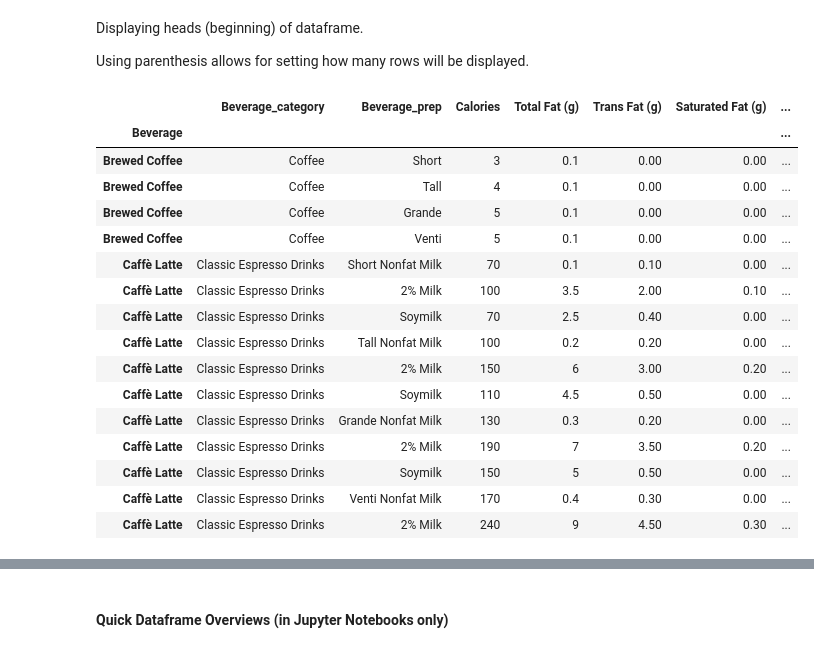
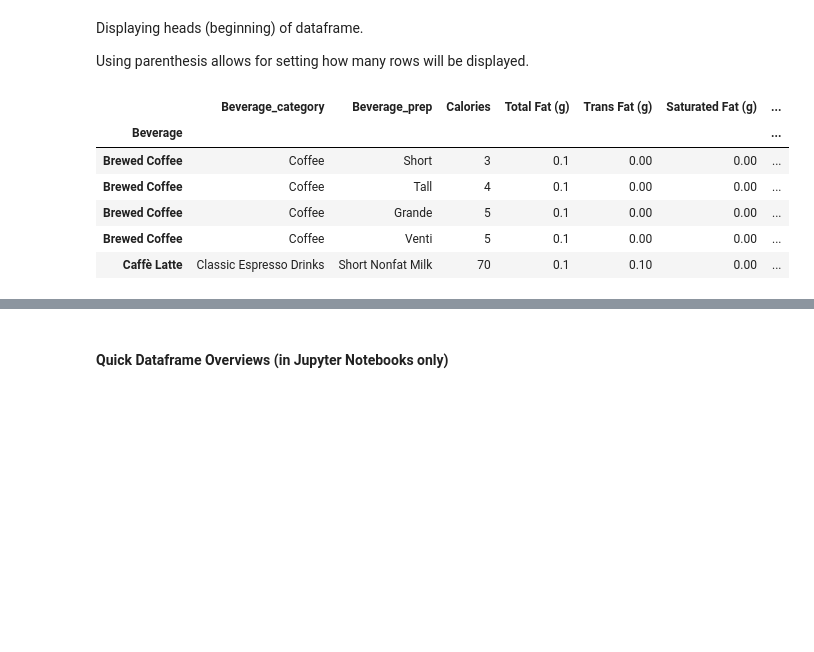
Before and after one commit to cmonjarr/AMB_Project_SP25, a Jupyter notebook: Nutrition Project/Nutrition_2025.ipynb, the cells around one changed output, grey strips where cells are left out. Cells and saved outputs as stored; diff of their text form; code cells hidden in the pictures; blank space fills up the shorter version.

```diff
--- a/Nutrition Project/Nutrition_2025.ipynb
+++ b/Nutrition Project/Nutrition_2025.ipynb
@@ -96,24 +97,14 @@ Displaying heads (beginning) of dataframe.
 
 Using parenthesis allows for setting how many rows will be displayed.
 # %%
-# displaying the first 15 rows of the dataframe
-sbux.head(15)
+# displaying the first 5 rows of the dataframe
+sbux.head(5)
 # %% [output]
 |  | Beverage_category | Beverage_prep | Calories | Total Fat (g) | Trans Fat (g) | Saturated Fat (g) | ... |
 | Beverage |  |  |  |  |  |  | ... |
 | Brewed Coffee | Coffee | Short | 3 | 0.1 | 0.00 | 0.00 | ... |
 | Brewed Coffee | Coffee | Tall | 4 | 0.1 | 0.00 | 0.00 | ... |
 | Brewed Coffee | Coffee | Grande | 5 | 0.1 | 0.00 | 0.00 | ... |
 | Brewed Coffee | Coffee | Venti | 5 | 0.1 | 0.00 | 0.00 | ... |
 | Caffè Latte | Classic Espresso Drinks | Short Nonfat Milk | 70 | 0.1 | 0.10 | 0.00 | ... |
-| Caffè Latte | Classic Espresso Drinks | 2% Milk | 100 | 3.5 | 2.00 | 0.10 | ... |
-| Caffè Latte | Classic Espresso Drinks | Soymilk | 70 | 2.5 | 0.40 | 0.00 | ... |
-| Caffè Latte | Classic Espresso Drinks | Tall Nonfat Milk | 100 | 0.2 | 0.20 | 0.00 | ... |
-| Caffè Latte | Classic Espresso Drinks | 2% Milk | 150 | 6 | 3.00 | 0.20 | ... |
-| Caffè Latte | Classic Espresso Drinks | Soymilk | 110 | 4.5 | 0.50 | 0.00 | ... |
-| Caffè Latte | Classic Espresso Drinks | Grande Nonfat Milk | 130 | 0.3 | 0.20 | 0.00 | ... |
-| Caffè Latte | Classic Espresso Drinks | 2% Milk | 190 | 7 | 3.50 | 0.20 | ... |
-| Caffè Latte | Classic Espresso Drinks | Soymilk | 150 | 5 | 0.50 | 0.00 | ... |
-| Caffè Latte | Classic Espresso Drinks | Venti Nonfat Milk | 170 | 0.4 | 0.30 | 0.00 | ... |
-| Caffè Latte | Classic Espresso Drinks | 2% Milk | 240 | 9 | 4.50 | 0.30 | ... |
 # %%
```
Also changed, not shown: parts of 24 cells of this notebook.
